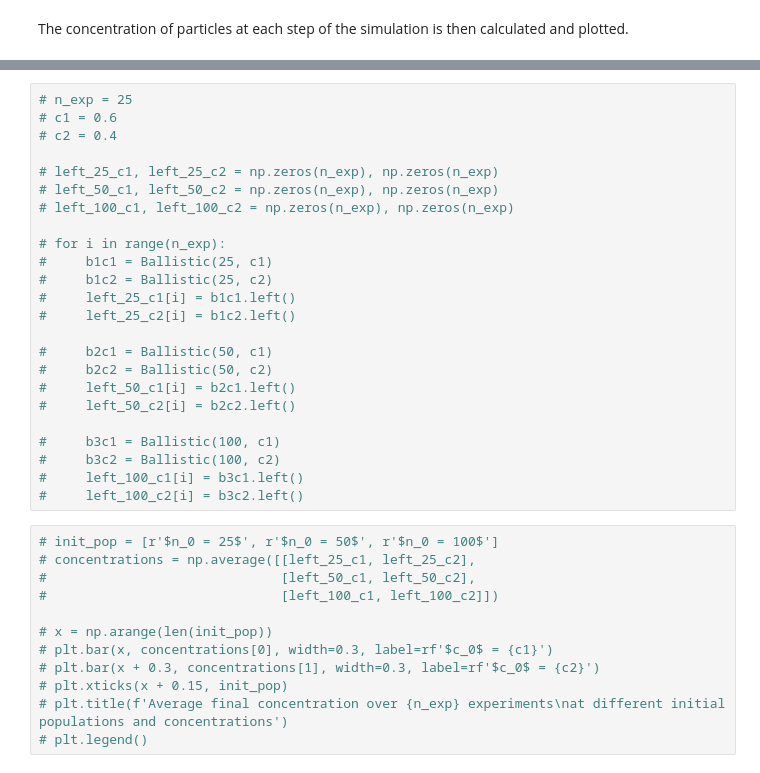
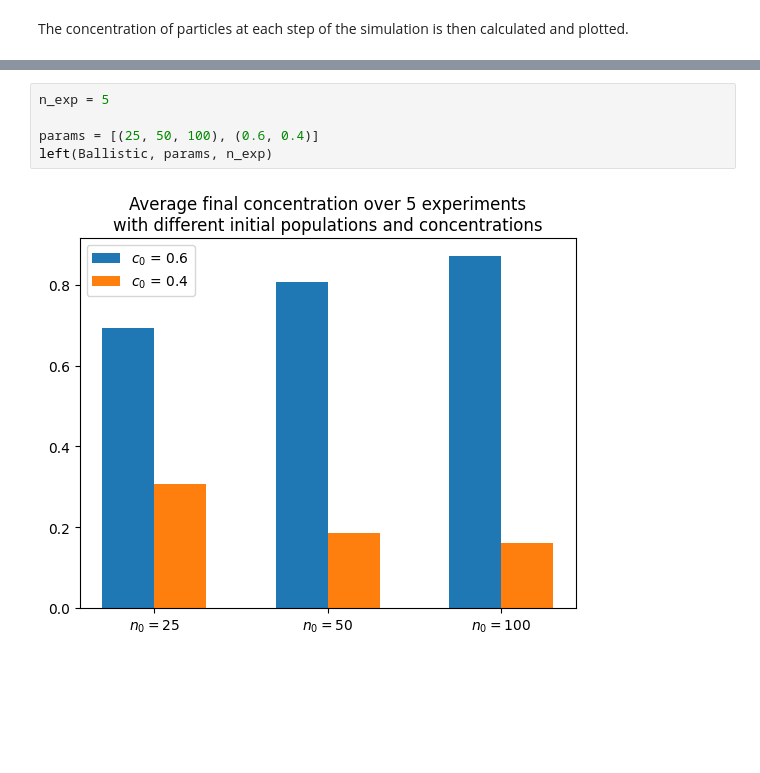
Before and after one commit to Epsylene/BrownianAnnihilation, a Jupyter notebook: ballistic.ipynb, the cells around one changed output, grey strips where cells are left out. Saved outputs shown, nothing was run; the diff lists cells and outputs as text; blank space fills up the shorter version.

Commit message:
Rewrote the left() function + documentation in common.py

```diff
--- a/ballistic.ipynb
+++ b/ballistic.ipynb
@@ -27,36 +27,7 @@ concentration(b, full_plot=False)
-# %%
-# n_exp = 25
-# c1 = 0.6
-# c2 = 0.4
-
-# left_25_c1, left_25_c2 = np.zeros(n_exp), np.zeros(n_exp)
-# left_50_c1, left_50_c2 = np.zeros(n_exp), np.zeros(n_exp)
-# left_100_c1, left_100_c2 = np.zeros(n_exp), np.zeros(n_exp)
-
-# for i in range(n_exp):
-#     b1c1 = Ballistic(25, c1)
-#     b1c2 = Ballistic(25, c2)
-#     left_25_c1[i] = b1c1.left()
-#     left_25_c2[i] = b1c2.left()
-
-#     b2c1 = Ballistic(50, c1)
-#     b2c2 = Ballistic(50, c2)
-#     left_50_c1[i] = b2c1.left()
-#     left_50_c2[i] = b2c2.left()
-
-#     b3c1 = Ballistic(100, c1)
-#     b3c2 = Ballistic(100, c2)
-#     left_100_c1[i] = b3c1.left()
-#     left_100_c2[i] = b3c2.left()
-# %%
-# init_pop = [r'$n_0 = 25$', r'$n_0 = 50$', r'$n_0 = 100$']
-# concentrations = np.average([[left_25_c1, left_25_c2],
-#                              [left_50_c1, left_50_c2],
-#                              [left_100_c1, left_100_c2]])
-
-# x = np.arange(len(init_pop))
-# plt.bar(x, concentrations[0], width=0.3, label=rf'$c_0$ = {c1}')
-# plt.bar(x + 0.3, concentrations[1], width=0.3, label=rf'$c_0$ = {c2}')
-# plt.xticks(x + 0.15, init_pop)
-# plt.title(f'Average final concentration over {n_exp} experiments\nat different initial populations and concentrations')
-# plt.legend()
+# %%
+n_exp = 5
+
+params = [(25, 50, 100), (0.6, 0.4)]
+left(Ballistic, params, n_exp)
+# %% [output]
+[figure, added]
```
Also changed, not shown: parts of 2 cells of this notebook, 1 other file.
